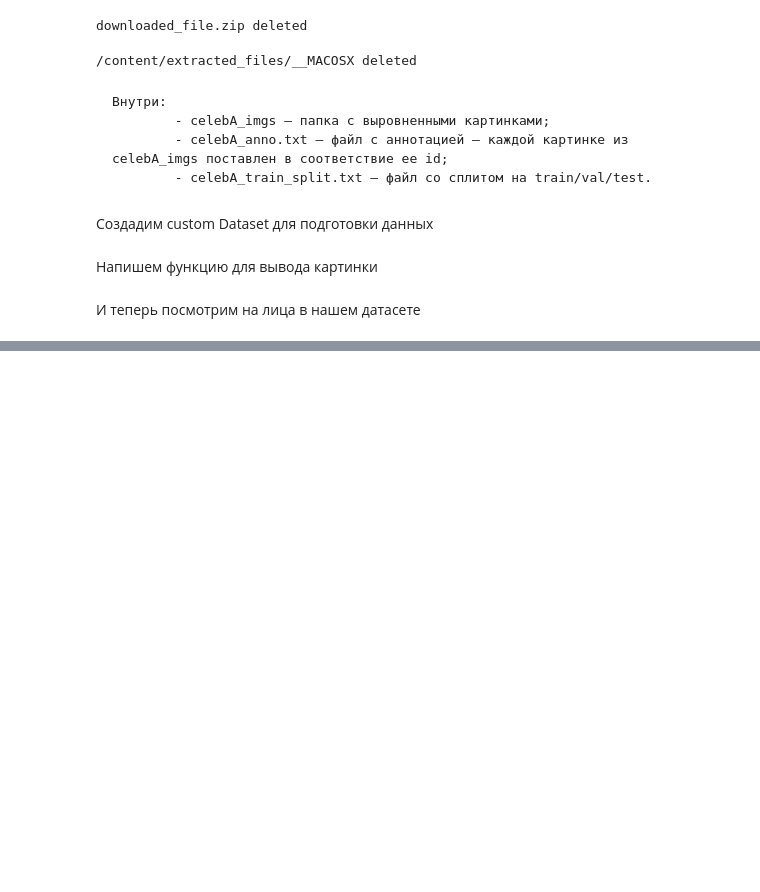
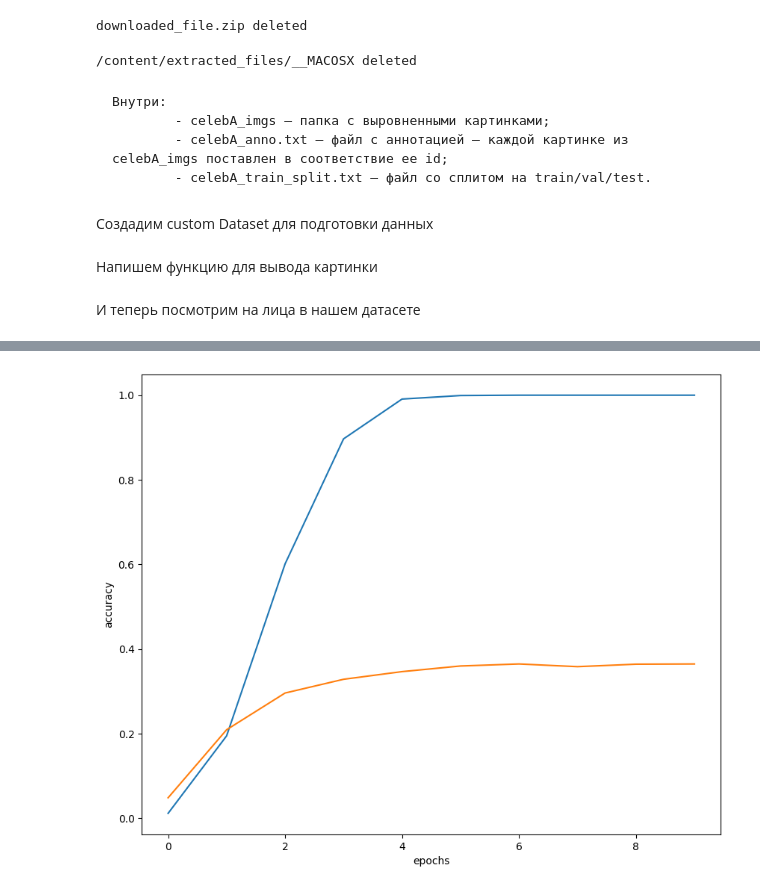
Before and after one commit to whykitsune/DLS-part1-autumn2024, a Jupyter notebook: project_face_recognition.ipynb, the cells around one changed output, grey strips where cells are left out. Saved outputs shown, nothing was run; the diff lists cells and outputs as text; code cells hidden in the pictures; blank space fills up the shorter version.

```diff
--- a/project_face_recognition.ipynb
+++ b/project_face_recognition.ipynb
@@ -170,0 +287,12 @@ test_dataloader = DataLoader(test_dataset, batch_size=32, shuffle=False)
+# %%
+train_acc = [acc.cpu() for acc in train_acc]
+val_acc = [acc.cpu() for acc in val_acc]
+
+plt.figure(figsize=(10,8))
+plt.plot(train_acc, label="train_acc")
+plt.plot(val_acc, label="val_acc")
+plt.xlabel("epochs")
+plt.ylabel("accuracy")
+plt.show()
+# %% [output]
+[figure, added]
```
Also changed, not shown: parts of 17 cells of this notebook.
